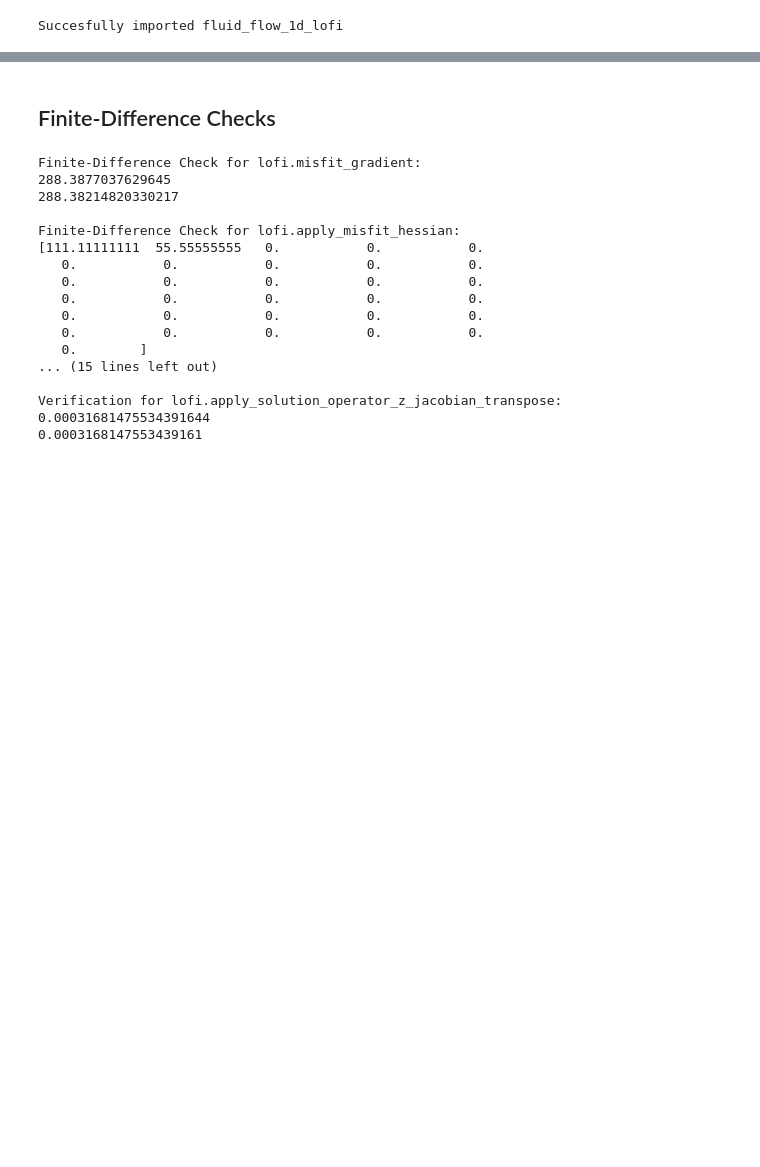
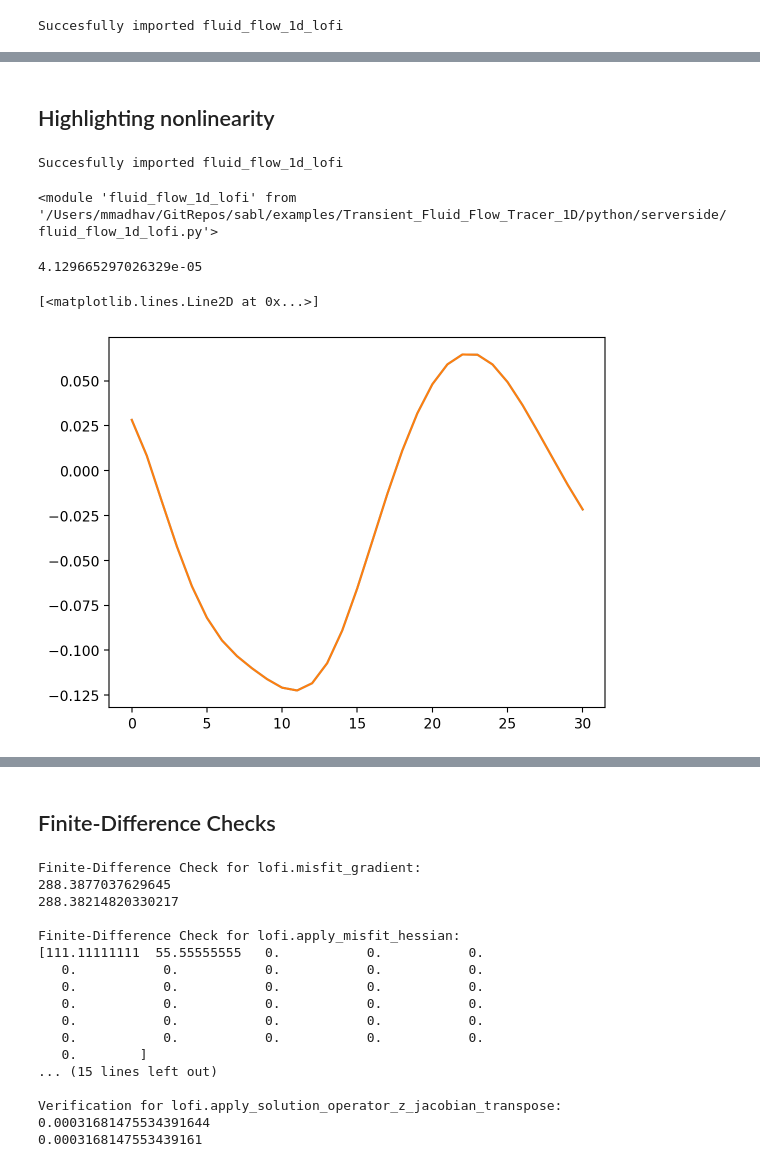
Before and after one commit to sandialabs/Sola, a Jupyter notebook: examples/Transient_Fluid_Flow_Tracer_1D/python/serverside/eval_discrepancy.ipynb, the cells around one changed output, grey strips where cells are left out. Saved outputs shown, nothing was run; the diff lists cells and outputs as text; code cells hidden in the pictures; blank space fills up the shorter version.

```diff
--- a/examples/Transient_Fluid_Flow_Tracer_1D/python/serverside/eval_discrepancy.ipynb
+++ b/examples/Transient_Fluid_Flow_Tracer_1D/python/serverside/eval_discrepancy.ipynb
@@ -6,5 +6,7 @@ import matplotlib.pyplot as plt
 import importlib
 # %% [output]
 Succesfully imported fluid_flow_1d_lofi
+# %%
+vertex_plot = lambda x, *args, **kwargs: plt.plot(lofi.fenics_convert(x, 'vertex', lofi.K), *args, **kwargs)
 # %%
 # import fluid_flow_1d_lofi as lofi
@@ -18,0 +17,35 @@ kt_lofi = lofi.state_solve(k0, return_type="vector", annotate=False, return_all=
+# %% [markdown]
+## Highlighting nonlinearity
+# %%
+importlib.reload(hifi)
+importlib.reload(lofi)
+# %% [output]
+Succesfully imported fluid_flow_1d_lofi
+<module 'fluid_flow_1d_lofi' from '/Users/mmadhav/GitRepos/sabl/examples/Transient_Fluid_Flow_Tracer_1D/python/serverside/fluid_flow_1d_lofi.py'>
+# %%
+# Load data from mat file
+import scipy.io as sio
+z_lofi = sio.loadmat("../../data/lofi_optim_sol.mat")['k0_opt_lofi']
+z_hifi = sio.loadmat("../../data/hifi_optim_sol.mat")['k0_hifi']
+
+# u_n = lofi.Function(lofi.U)
+# lofi.u_timeseries.retrieve(u_n.vector(), 0)
+# plt.plot(lofi.fenics_convert(u_n, 'vertex', lofi.U))
+# %%
+discrepancy_end = lambda x: hifi.state_solve(x, return_type="vector", return_all=False) - lofi.state_solve(x, return_type="vector", annotate=False, return_all=False)
+d_lofi = discrepancy_end(z_lofi)
+d_hifi = discrepancy_end(z_hifi)
+# %%
+h = 1e-5
+deriv_lofi = 1/h *(discrepancy_end(z_lofi + h*(z_hifi-z_lofi))-d_lofi)
+d_lin_est = d_lofi + deriv_lofi
+print(lofi.np.linalg.norm(d_hifi-d_lin_est)/lofi.np.linalg.norm(d_hifi-d_lofi))
+# %% [output]
+4.129665297026329e-05
+# %%
+vertex_plot(d_hifi-d_lofi)
+vertex_plot(d_lin_est-d_lofi)
+# plt.ylim(-0.1, 0.1)
+# %% [output]
+[<matplotlib.lines.Line2D at 0x...>]
+[figure, added]
```
Also changed, not shown: parts of 12 cells of this notebook, 7 other files.
